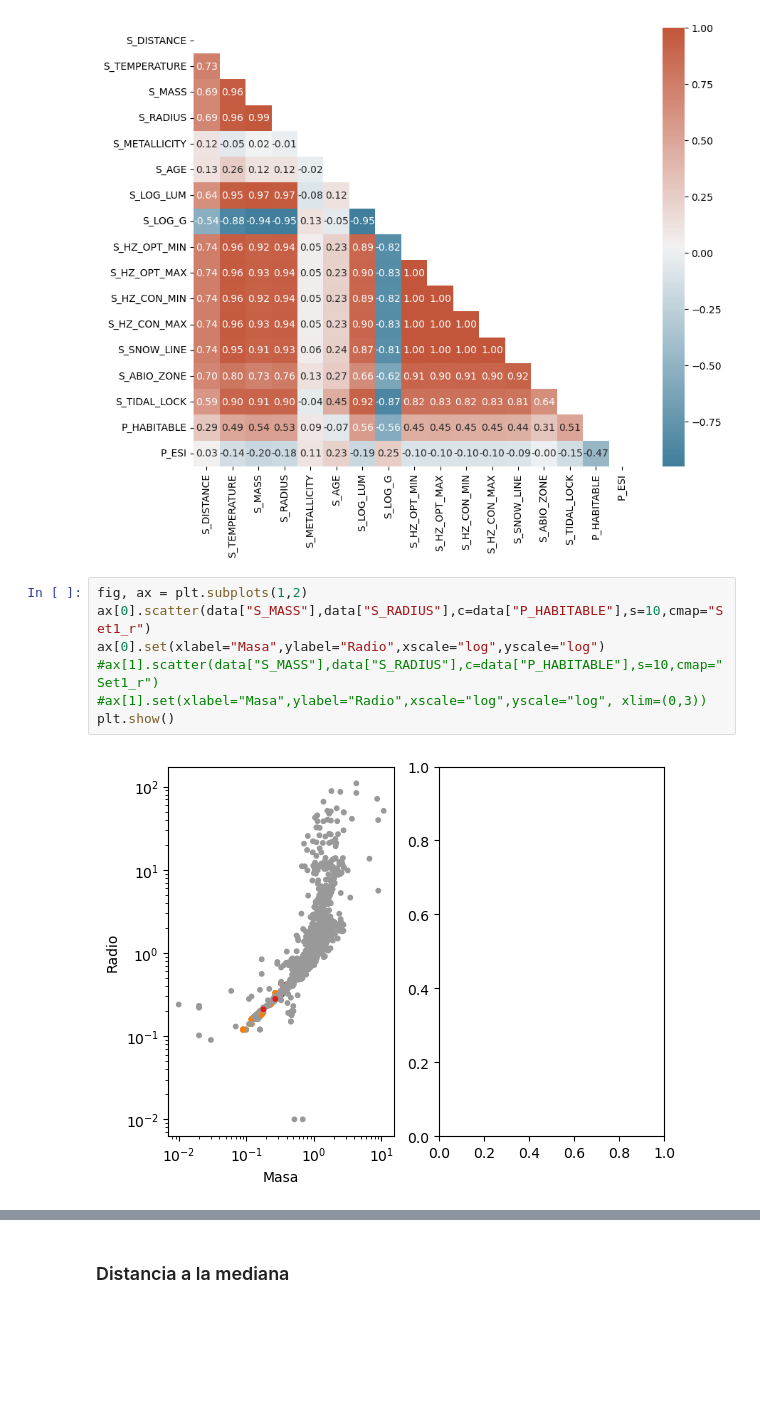
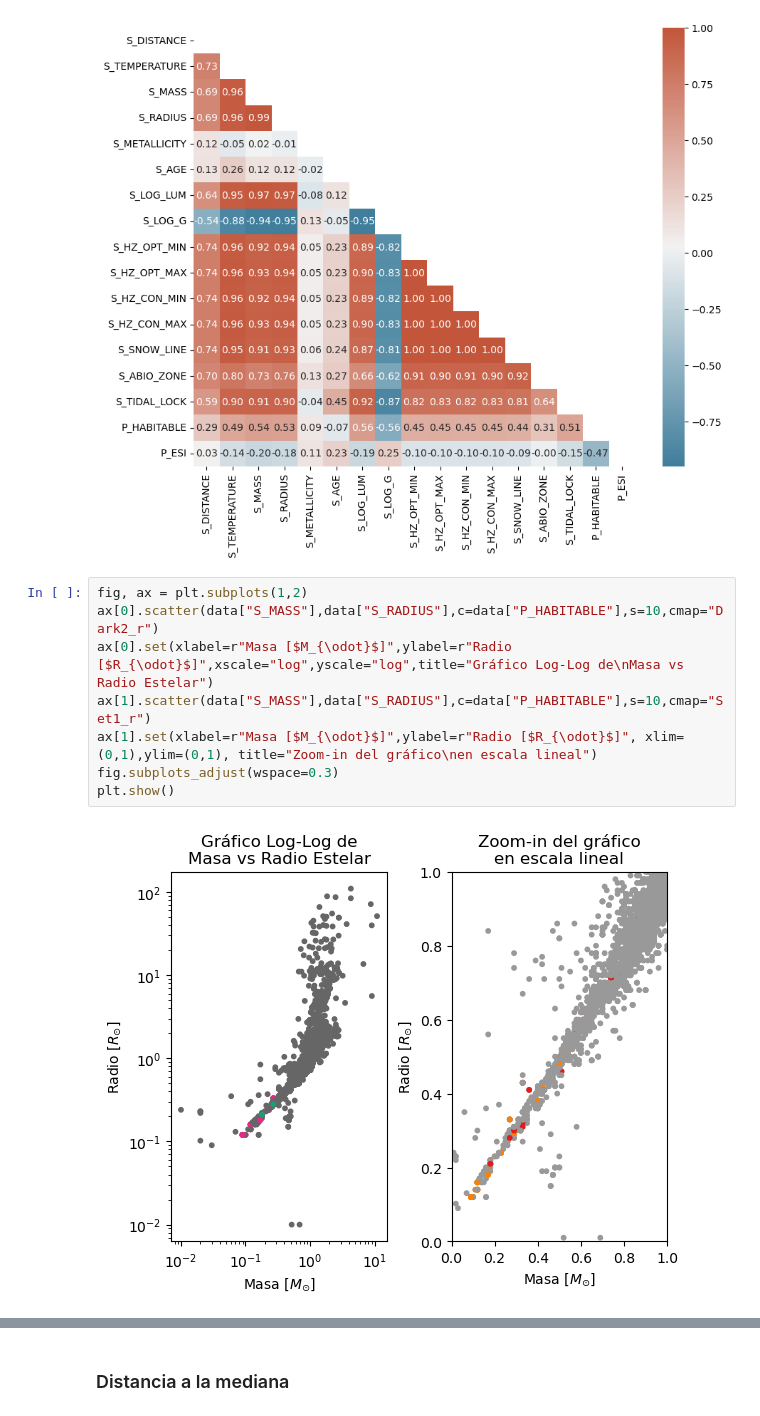
Before and after one commit to sphxisnot/Big-Data-2026, a Jupyter notebook: Hackaton_planetas_grupo_3.ipynb, the cells around one changed output, grey strips where cells are left out. Cells and saved outputs as stored; diff of their text form; blank space fills up the shorter version.

Commit message:
Added more plots

```diff
--- a/Hackaton_planetas_grupo_3.ipynb
+++ b/Hackaton_planetas_grupo_3.ipynb
@@ -96,10 +96,11 @@ plt.show()
 [figure]
 # %%
 fig, ax = plt.subplots(1,2)
-ax[0].scatter(data["S_MASS"],data["S_RADIUS"],c=data["P_HABITABLE"],s=10,cmap="Set1_r")
-ax[0].set(xlabel="Masa",ylabel="Radio",xscale="log",yscale="log")
-#ax[1].scatter(data["S_MASS"],data["S_RADIUS"],c=data["P_HABITABLE"],s=10,cmap="Set1_r")
-#ax[1].set(xlabel="Masa",ylabel="Radio",xscale="log",yscale="log", xlim=(0,3))
+ax[0].scatter(data["S_MASS"],data["S_RADIUS"],c=data["P_HABITABLE"],s=10,cmap="Dark2_r")
+ax[0].set(xlabel=r"Masa [$M_{\odot}$]",ylabel=r"Radio [$R_{\odot}$]",xscale="log",yscale="log",title="Gráfico Log-Log de\nMasa vs Radio Estelar")
+ax[1].scatter(data["S_MASS"],data["S_RADIUS"],c=data["P_HABITABLE"],s=10,cmap="Set1_r")
+ax[1].set(xlabel=r"Masa [$M_{\odot}$]",ylabel=r"Radio [$R_{\odot}$]", xlim=(0,1),ylim=(0,1), title="Zoom-in del gráfico\nen escala lineal")
+fig.subplots_adjust(wspace=0.3)
 plt.show()
 # %% [output]
-[figure, old version]
+[figure, new version]
```
Also changed, not shown: parts of 11 cells of this notebook.
